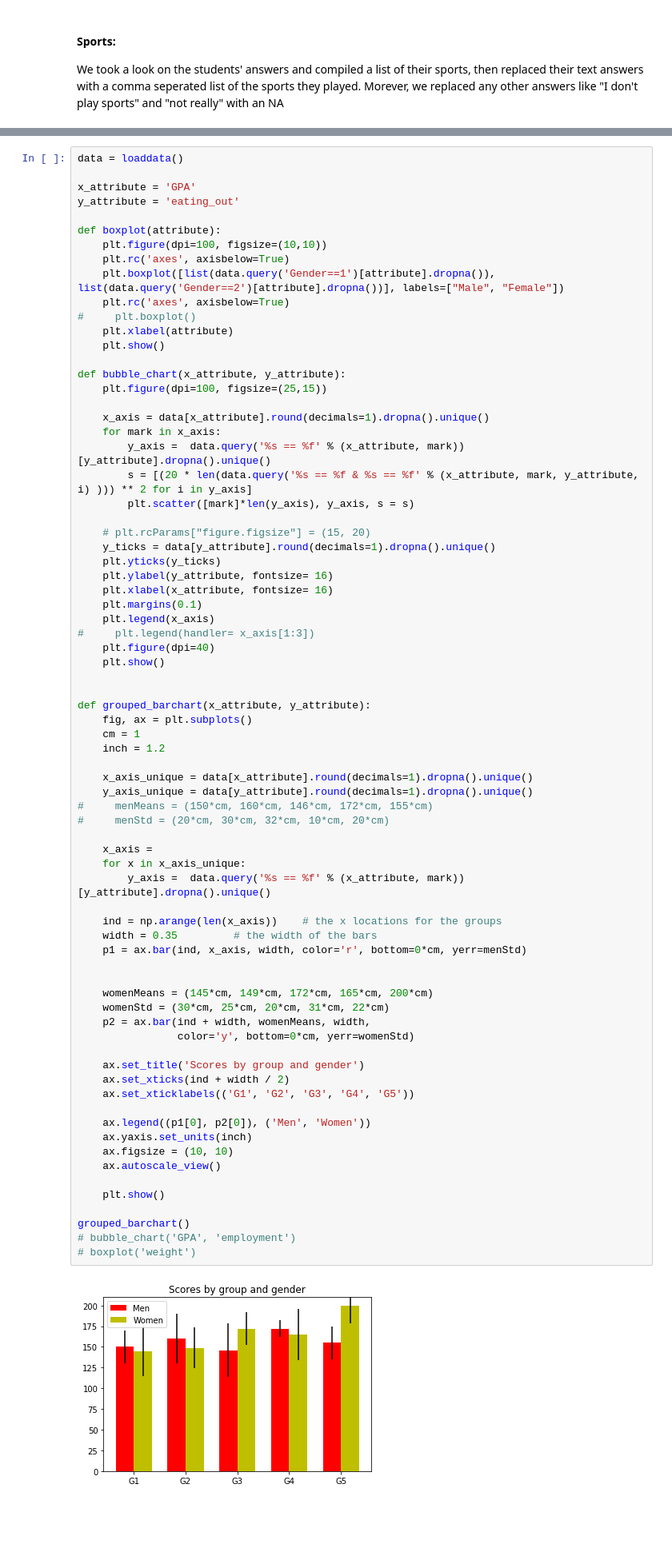
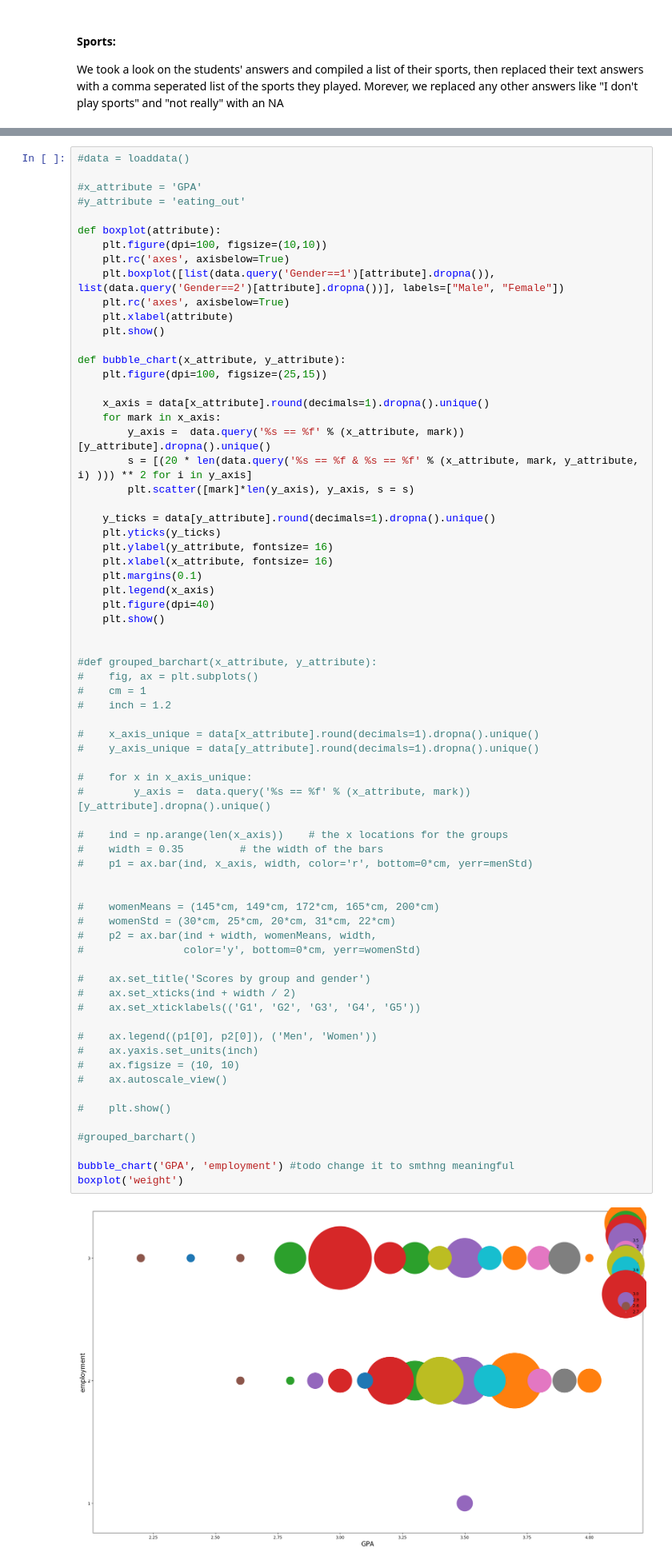
Before and after one commit to ahmedhagii/visual-analytics-project, a Jupyter notebook: visual-analytics-lab.ipynb, the cells around one changed output, grey strips where cells are left out. Shown at 80% size. Cells and saved outputs as stored; diff of their text form; blank space fills up the shorter version.

Commit message:
adding more plots

```diff
--- a/visual-analytics-lab.ipynb
+++ b/visual-analytics-lab.ipynb
@@ -81,76 +125,71 @@ columns_we7sha = ["life_rewarding", "comfort_food_reasons_coded", "comfort_food_
 # %%
-data = loaddata()
+#data = loaddata()
 
-x_attribute = 'GPA'
-y_attribute = 'eating_out'
+#x_attribute = 'GPA'
+#y_attribute = 'eating_out'
 
 def boxplot(attribute):
     plt.figure(dpi=100, figsize=(10,10))
     plt.rc('axes', axisbelow=True)
     plt.boxplot([list(data.query('Gender==1')[attribute].dropna()), list(data.query('Gender==2')[attribute].dropna())], labels=["Male", "Female"])
     plt.rc('axes', axisbelow=True)
-#     plt.boxplot()
     plt.xlabel(attribute)
     plt.show()
 
 def bubble_chart(x_attribute, y_attribute):
     plt.figure(dpi=100, figsize=(25,15))
 
     x_axis = data[x_attribute].round(decimals=1).dropna().unique()
     for mark in x_axis:
         y_axis =  data.query('%s == %f' % (x_attribute, mark))[y_attribute].dropna().unique()
         s = [(20 * len(data.query('%s == %f & %s == %f' % (x_attribute, mark, y_attribute, i) ))) ** 2 for i in y_axis]
         plt.scatter([mark]*len(y_axis), y_axis, s = s)
 
-    # plt.rcParams["figure.figsize"] = (15, 20)
     y_ticks = data[y_attribute].round(decimals=1).dropna().unique()
     plt.yticks(y_ticks)
     plt.ylabel(y_attribute, fontsize= 16)
     plt.xlabel(x_attribute, fontsize= 16)
     plt.margins(0.1)
     plt.legend(x_axis)
-#     plt.legend(handler= x_axis[1:3])
     plt.figure(dpi=40)
     plt.show()
 
 
-def grouped_barchart(x_attribute, y_attribute):
-    fig, ax = plt.subplots()
-    cm = 1
-    inch = 1.2
+#def grouped_barchart(x_attribute, y_attribute):
+#    fig, ax = plt.subplots()
+#    cm = 1
+#    inch = 1.2
 
-    x_axis_unique = data[x_attribute].round(decimals=1).dropna().unique()
-    y_axis_unique = data[y_attribute].round(decimals=1).dropna().unique()
-#     menMeans = (150*cm, 160*cm, 146*cm, 172*cm, 155*cm)
-#     menStd = (20*cm, 30*cm, 32*cm, 10*cm, 20*cm)
+#    x_axis_unique = data[x_attribute].round(decimals=1).dropna().unique()
+#    y_axis_unique = data[y_attribute].round(decimals=1).dropna().unique()
 
-    x_axis =
-    for x in x_axis_unique:
-        y_axis =  data.query('%s == %f' % (x_attribute, mark))[y_attribute].dropna().unique()
+#    for x in x_axis_unique:
+#        y_axis =  data.query('%s == %f' % (x_attribute, mark))[y_attribute].dropna().unique()
 
-    ind = np.arange(len(x_axis))    # the x locations for the groups
-    width = 0.35         # the width of the bars
-    p1 = ax.bar(ind, x_axis, width, color='r', bottom=0*cm, yerr=menStd)
+#    ind = np.arange(len(x_axis))    # the x locations for the groups
+#    width = 0.35         # the width of the bars
+#    p1 = ax.bar(ind, x_axis, width, color='r', bottom=0*cm, yerr=menStd)
 
 
-    womenMeans = (145*cm, 149*cm, 172*cm, 165*cm, 200*cm)
-    womenStd = (30*cm, 25*cm, 20*cm, 31*cm, 22*cm)
-    p2 = ax.bar(ind + width, womenMeans, width,
-                color='y', bottom=0*cm, yerr=womenStd)
+#    womenMeans = (145*cm, 149*cm, 172*cm, 165*cm, 200*cm)
+#    womenStd = (30*cm, 25*cm, 20*cm, 31*cm, 22*cm)
+#    p2 = ax.bar(ind + width, womenMeans, width,
+#                color='y', bottom=0*cm, yerr=womenStd)
 
-    ax.set_title('Scores by group and gender')
-    ax.set_xticks(ind + width / 2)
-    ax.set_xticklabels(('G1', 'G2', 'G3', 'G4', 'G5'))
+#    ax.set_title('Scores by group and gender')
+#    ax.set_xticks(ind + width / 2)
+#    ax.set_xticklabels(('G1', 'G2', 'G3', 'G4', 'G5'))
 
-    ax.legend((p1[0], p2[0]), ('Men', 'Women'))
-    ax.yaxis.set_units(inch)
-    ax.figsize = (10, 10)
-    ax.autoscale_view()
+#    ax.legend((p1[0], p2[0]), ('Men', 'Women'))
+#    ax.yaxis.set_units(inch)
+#    ax.figsize = (10, 10)
+#    ax.autoscale_view()
 
-    plt.show()
+#    plt.show()
 
-grouped_barchart()
-# bubble_chart('GPA', 'employment')
-# boxplot('weight')
+#grouped_barchart()
+
+bubble_chart('GPA', 'employment') #todo change it to smthng meaningful
+boxplot('weight')
 # %% [output]
-[figure, old version]
+[figure, new version]
```
Also changed, not shown: parts of 10 cells of this notebook.
